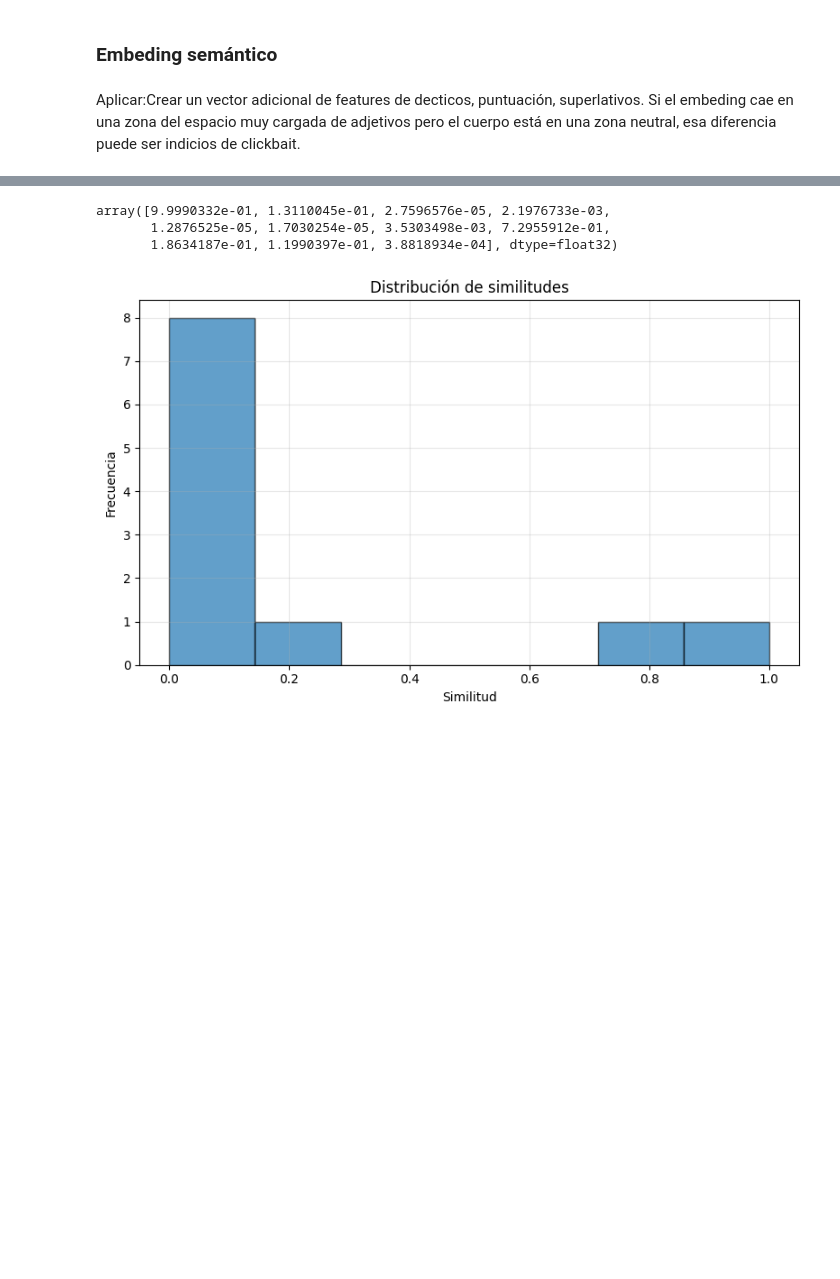
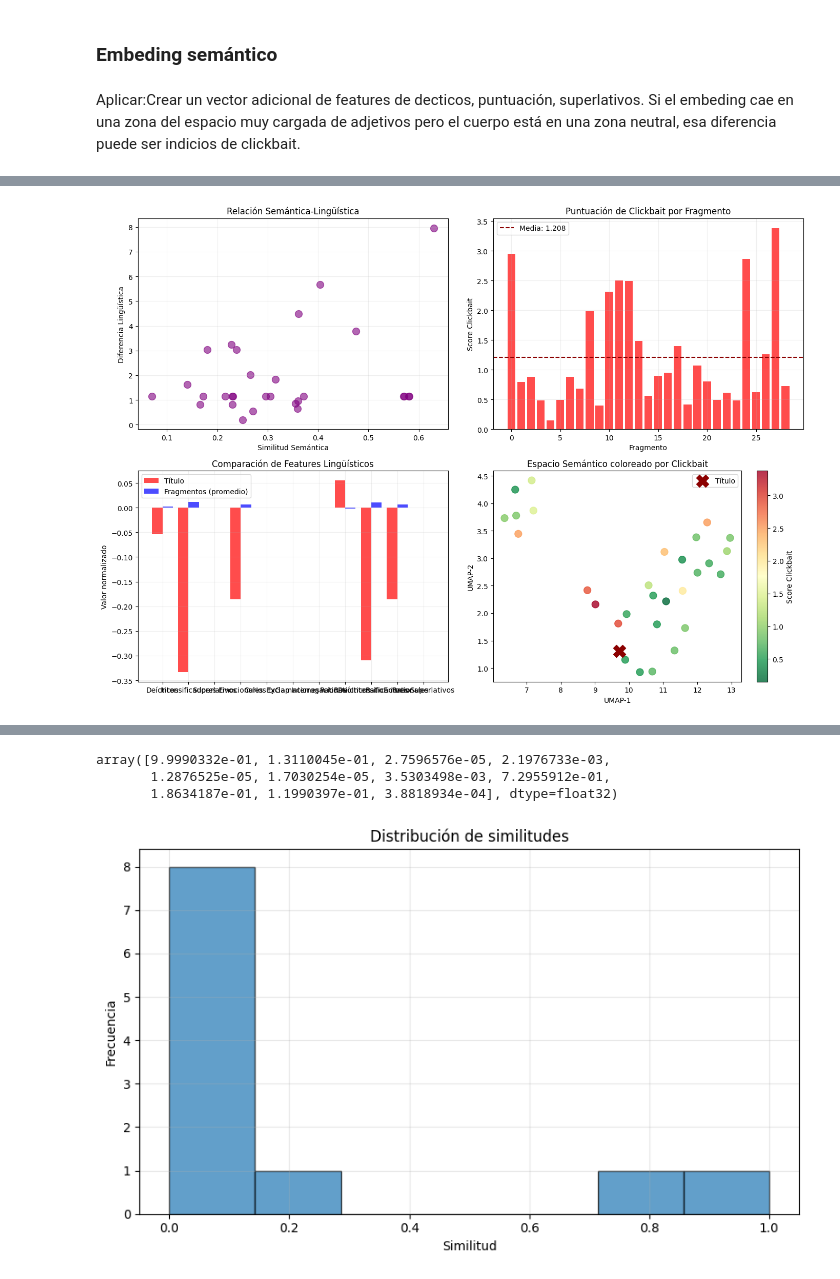
Before and after one commit to hepejaAED/ProyectoNLP, a Jupyter notebook: topic_modeling.ipynb, the cells around one changed output, grey strips where cells are left out. Saved outputs shown, nothing was run; the diff lists cells and outputs as text; code cells hidden in the pictures; blank space fills up the shorter version.

```diff
--- a/topic_modeling.ipynb
+++ b/topic_modeling.ipynb
@@ -242,6 +420,3 @@ with open("conjunto_noticias/conjunto_noticias_limpio.json", "r", encoding="utf-
 # %%
 titulo, fragmentos_contenido,noticia=cargar_datos(noticias, n_noticia=2, print_info=False)
 corpus = [titulo] + fragmentos_contenido
-# %%
-diferencias, (titulo_norm, fragmentos_norm)=calcular_diferencia_features(corpus)
-fragmentos_norm
@@ -387,0 +590,4 @@ Warning: You are sending unauthenticated requests to the HF Hub. Please set a HF
+# %%
+score, datos = analizar_clickbait(noticias, 20, plot=True)
+# %% [output]
+[figure, added]
```
Also changed, not shown: parts of 12 cells of this notebook.
